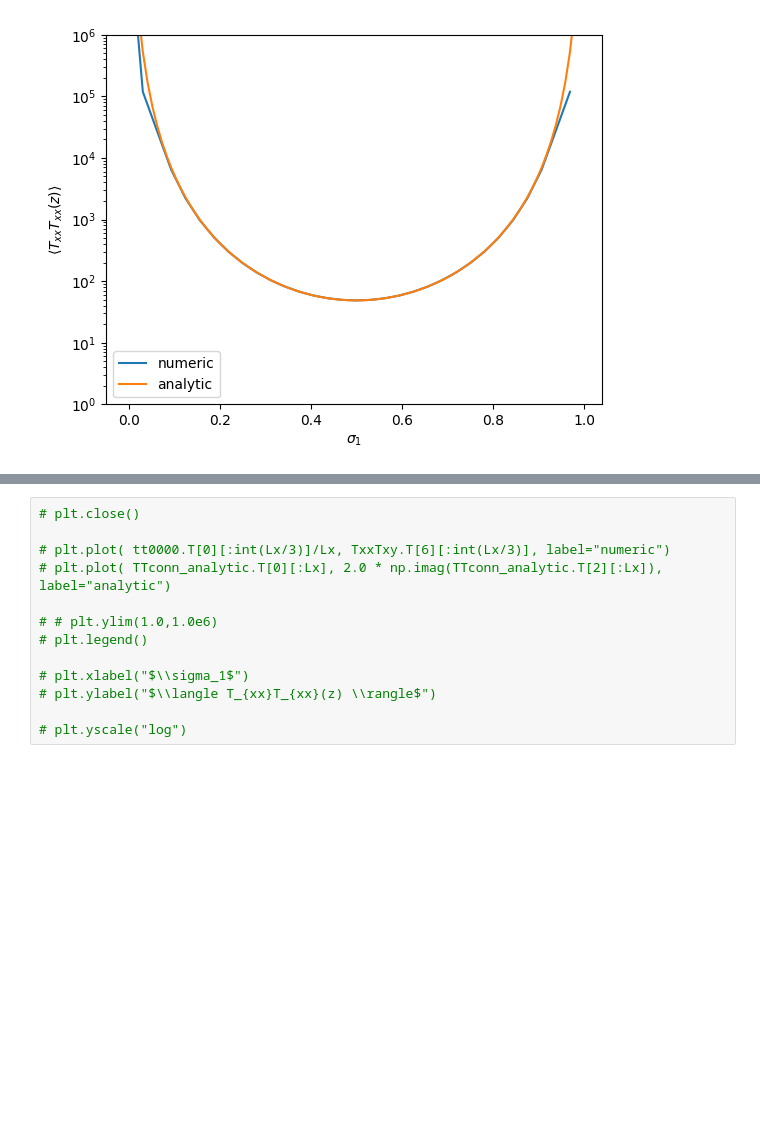
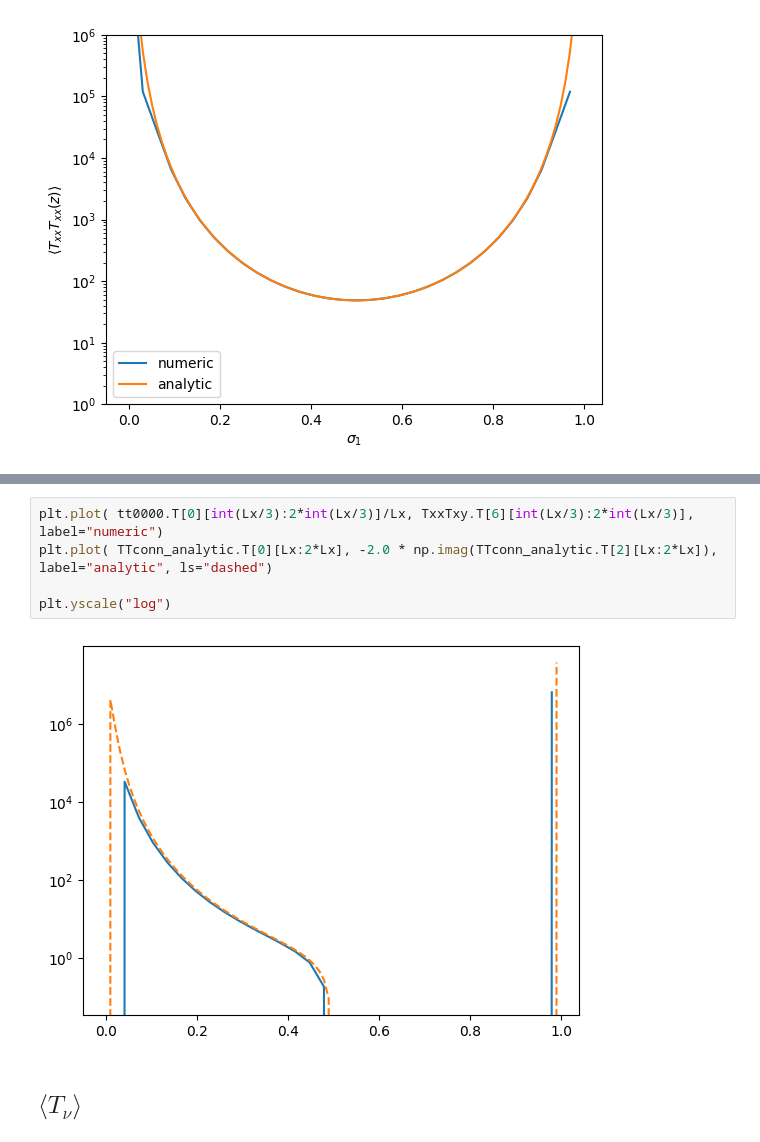
Before and after one commit to nobuyukimatsumoto68/fermion, a Jupyter notebook: analysis/analysis_combined.ipynb, the cells around one changed output, grey strips where cells are left out. Drawn from its saved outputs; the diff is of its cells as text; blank space fills up the shorter version.

```diff
--- a/analysis/analysis_combined.ipynb
+++ b/analysis/analysis_combined.ipynb
@@ -635,13 +635,9 @@ plt.savefig('../plt/TxxTxy_slant.pdf',bbox_inches='tight')
 # %%
-# plt.close()
+plt.plot( tt0000.T[0][int(Lx/3):2*int(Lx/3)]/Lx, TxxTxy.T[6][int(Lx/3):2*int(Lx/3)], label="numeric")
+plt.plot( TTconn_analytic.T[0][Lx:2*Lx], -2.0 * np.imag(TTconn_analytic.T[2][Lx:2*Lx]), label="analytic", ls="dashed")
 
-# plt.plot( tt0000.T[0][:int(Lx/3)]/Lx, TxxTxy.T[6][:int(Lx/3)], label="numeric")
-# plt.plot( TTconn_analytic.T[0][:Lx], 2.0 * np.imag(TTconn_analytic.T[2][:Lx]), label="analytic")
-
-# # plt.ylim(1.0,1.0e6)
-# plt.legend()
-
-# plt.xlabel("$\\sigma_1$")
-# plt.ylabel("$\\langle T_{xx}T_{xx}(z) \\rangle$")
-
-# plt.yscale("log")
+plt.yscale("log")
+# %% [output]
+[figure, added]
+# %% [markdown]
+## $\langle T_\nu \rangle$
```
Also changed, not shown: parts of 42 cells of this notebook, 5 other files.
